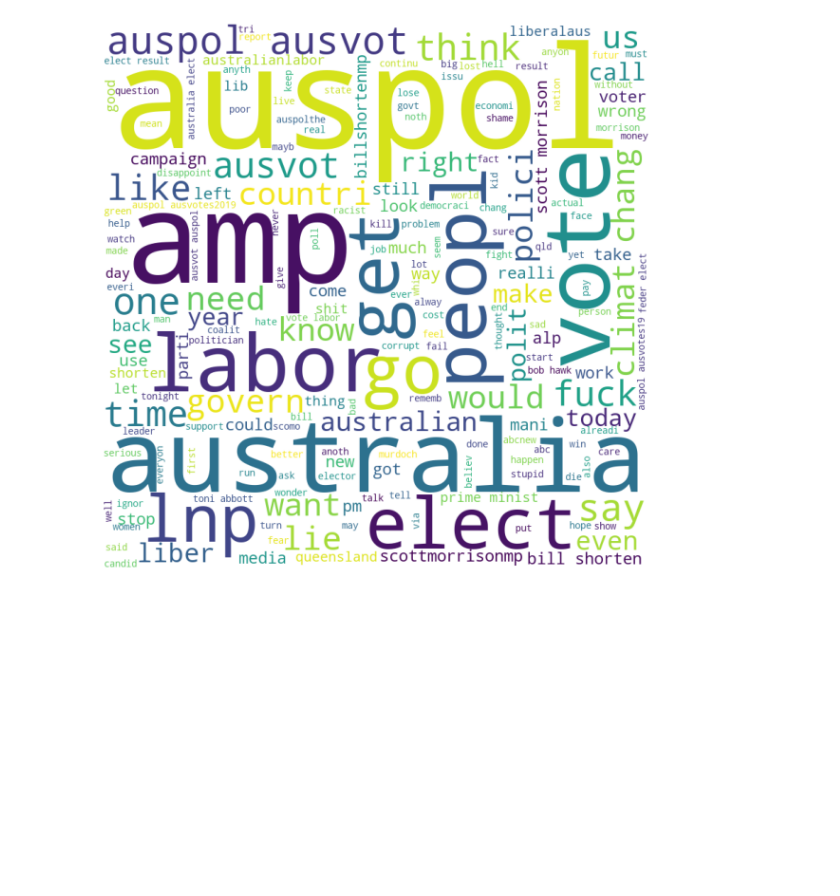
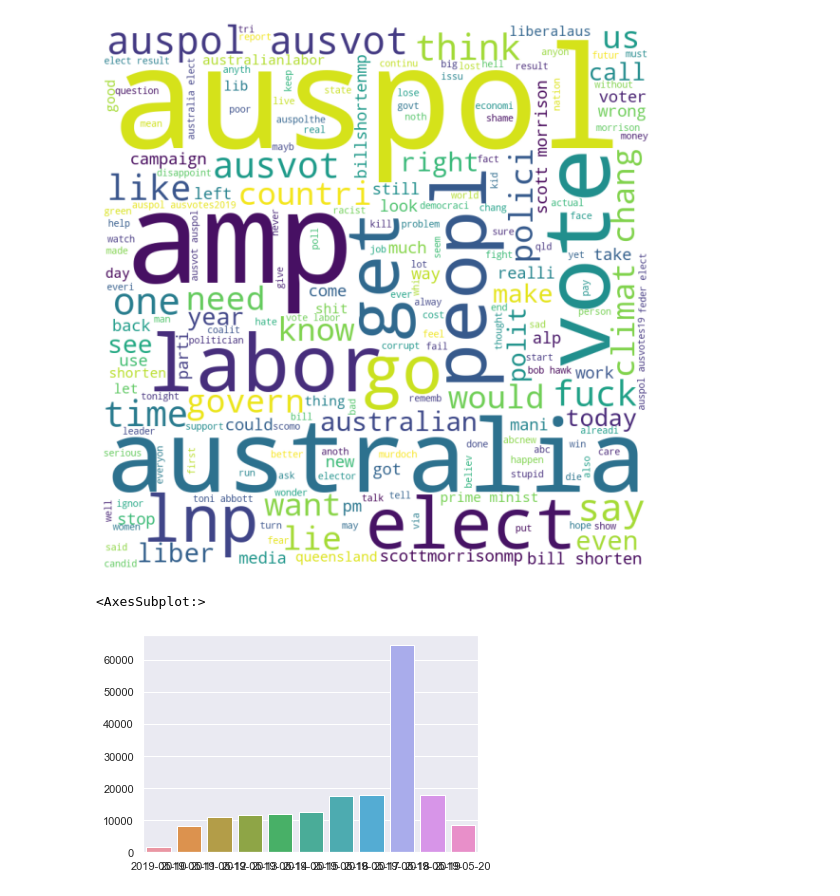
Before and after one commit to crisandrodr/AustralianElections, a Jupyter notebook: DataVisualization.ipynb, the cells around one changed output. Drawn from its saved outputs; the diff is of its cells as text; code cells hidden in the pictures; blank space fills up the shorter version.

```diff
--- a/DataVisualization.ipynb
+++ b/DataVisualization.ipynb
@@ -191,3 +191,9 @@ plt.axis("off")
 plt.tight_layout(pad = 0)
 # %% [output]
 [figure]
+# %%
+counts = pd.to_datetime(df_data['date']).dt.date.value_counts().sort_index()
+sns.barplot(x = counts.index, y = counts.values)
+# %% [output]
+<AxesSubplot:>
+[figure, added]
```
Also changed, not shown: parts of 3 cells of this notebook, 1 other file.
